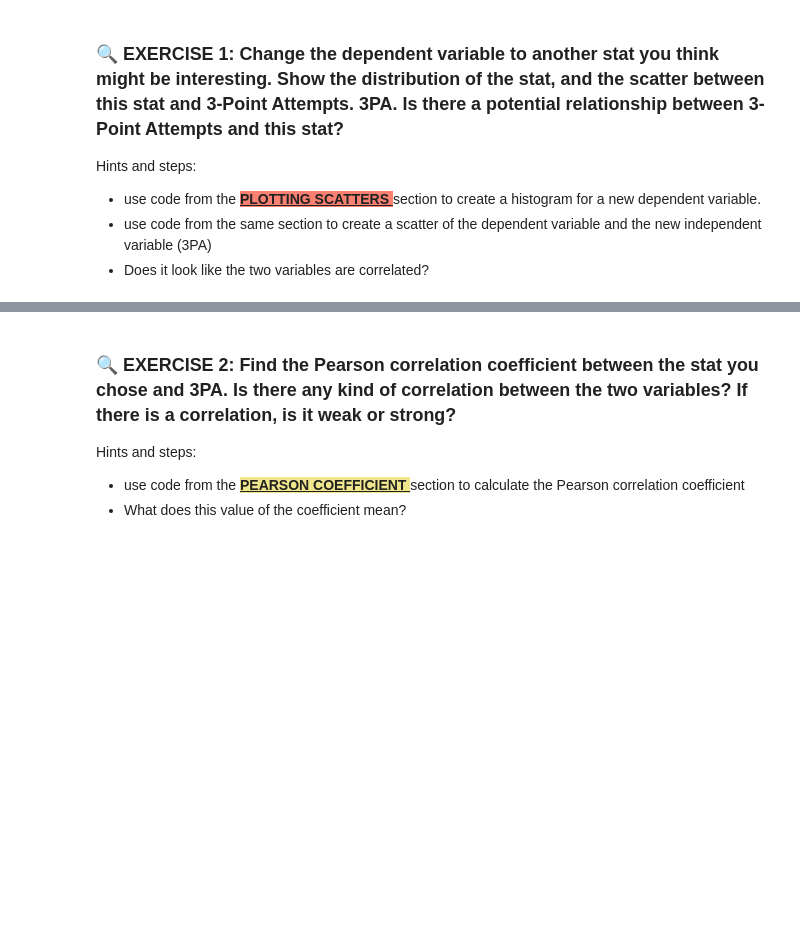
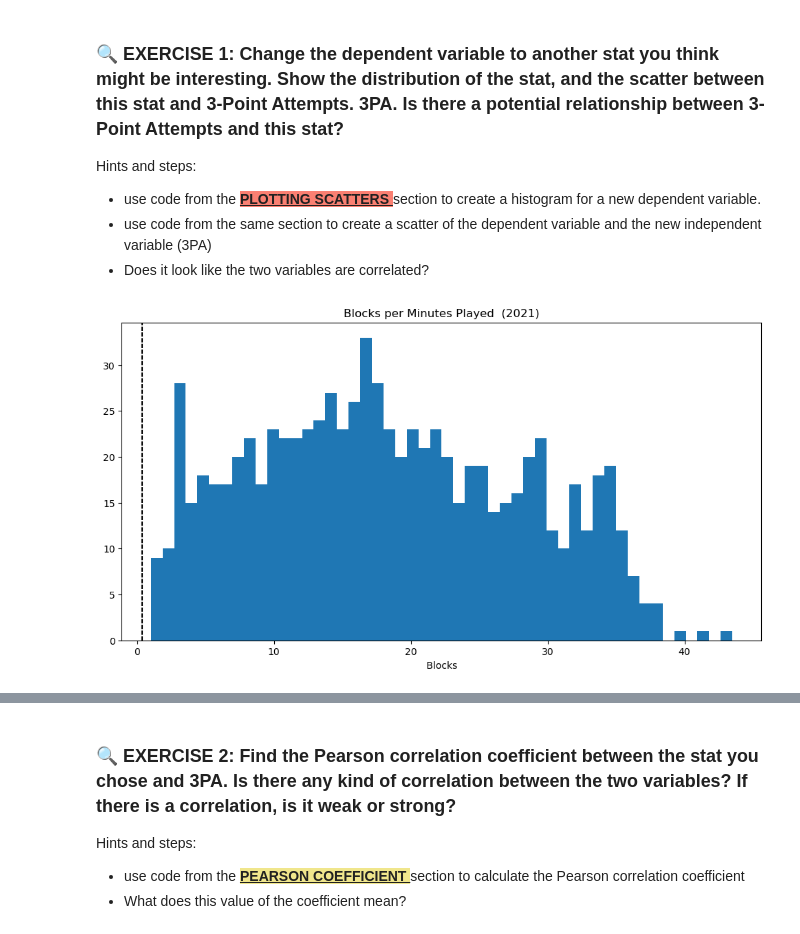
Before and after one commit to PrisonTeachingInitiative/CFR-2025, a Jupyter notebook: Stats/Notebooks/2-Correlation_regression_NEW.ipynb, the cells around one changed output, grey strips where cells are left out. Drawn from its saved outputs; the diff is of its cells as text; code cells hidden in the pictures; blank space fills up the shorter version.

```diff
--- a/Stats/Notebooks/2-Correlation_regression_NEW.ipynb
+++ b/Stats/Notebooks/2-Correlation_regression_NEW.ipynb
@@ -289,3 +294,15 @@ Hints and steps:
 - use code from the <span style="background-color: salmon;"> <b> <u> PLOTTING SCATTERS </u> </b> </span>  section to create a histogram for a new dependent variable.
 - use code from the same section to create a scatter of the dependent variable and the new independent variable (3PA)
 - Does it look like the two variables are correlated?
+# %%
+plt.figure(figsize=(12, 6))
+plt.xlabel(' Blocks ')
+plt.title('Blocks per Minutes Played  (2021)')
+
+MP_Average=np.mean(NBA_regular_2021['BLK'])
+
+plt.hist(NBA_regular_2021['MP'], bins=50)
+plt.axvline(MP_Average, color='black', dashes=[3,1])
+plt.show()
+# %% [output]
+[figure, added]
```
Also changed, not shown: parts of 9 cells of this notebook.
